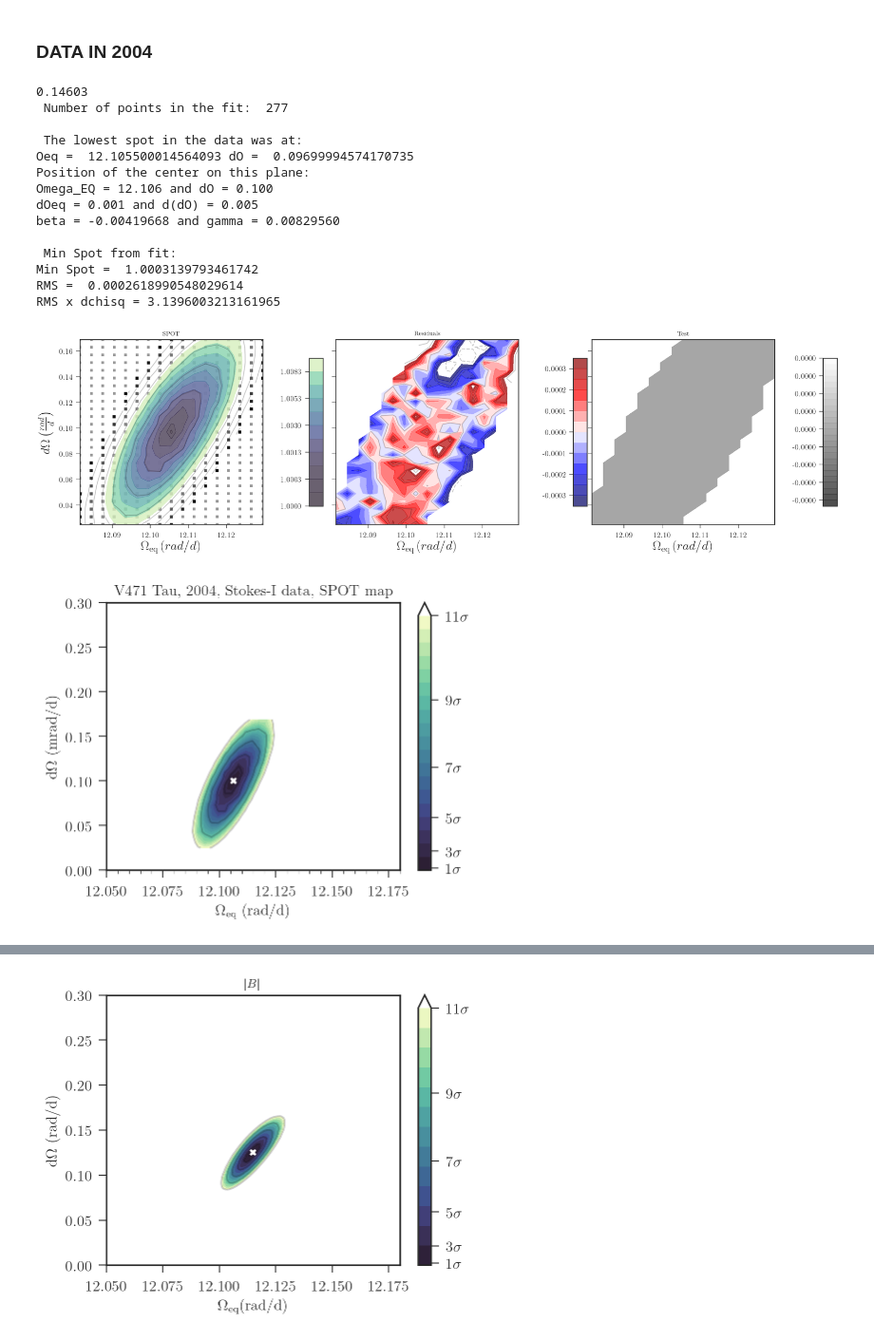
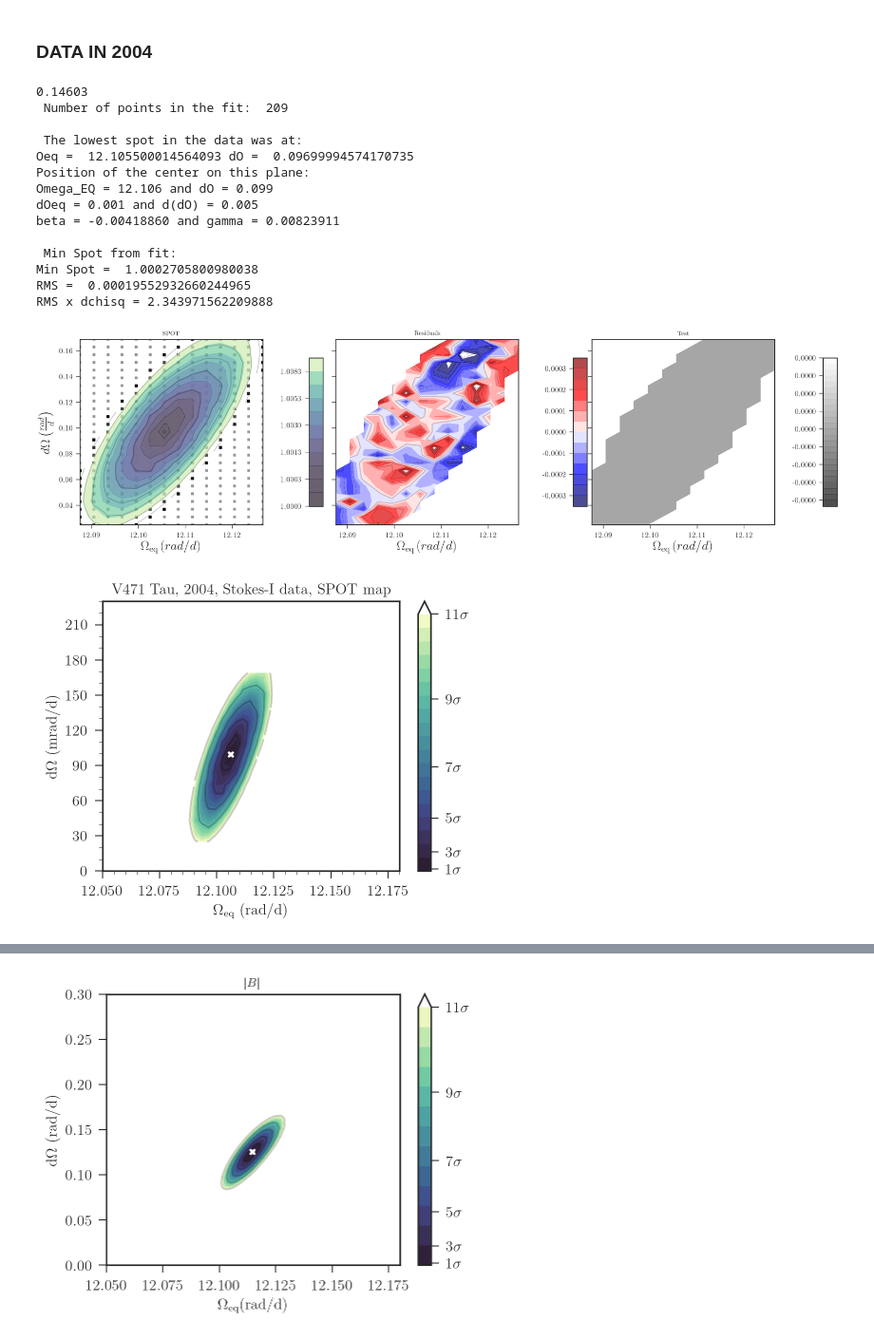
Before and after one commit to bzaire/Reports, a Jupyter notebook: SDR.ipynb, the cells around one changed output, grey strips where cells are left out. Shown at 95% size. Saved outputs shown, nothing was run; the diff lists cells and outputs as text; code cells hidden in the pictures.

```diff
--- a/SDR.ipynb
+++ b/SDR.ipynb
@@ -72,7 +72,7 @@ ic = N.bitwise_and(chisq <= 1.0005, test <= 0.005)
 Oeq = Oeq[ic]; dO = dO[ic]; chisq = chisq[ic]; s = s[ic]; sp_ph = sp_ph[ic]
 test = test[ic]; cool = cool[ic]; hot = hot[ic]
 #we also add another condition for the data (optional):
-isp = N.bitwise_and(sp_ph >= 1.00*vmin, sp_ph <= (1. + cut_sigma**2*3.53/count))
+isp = N.bitwise_and(sp_ph >= 1.00*vmin, sp_ph <= (1. + cut_sigma**2*2.3/count))
 Oeq = Oeq[isp]; dO = dO[isp]; chisq = chisq[isp]; s = s[isp]; sp_ph = sp_ph[isp]
 test = test[isp]; cool = cool[isp]; hot = hot[isp]
 
@@ -125,19 +125,19 @@ print('RMS = ', N.sqrt(N.mean(res**2)))
 print('RMS x dchisq =', N.sqrt(N.mean(res**2))*(count/2.3)) #2params
 # %% [output]
 0.14603
- Number of points in the fit:  277
+ Number of points in the fit:  209
 
  The lowest spot in the data was at:
 Oeq =  12.105500014564093 dO =  0.09699994574170735
 Position of the center on this plane:
-Omega_EQ = 12.106 and dO = 0.100
+Omega_EQ = 12.106 and dO = 0.099
 dOeq = 0.001 and d(dO) = 0.005
-beta = -0.00419668 and gamma = 0.00829560
+beta = -0.00418860 and gamma = 0.00823911
 
  Min Spot from fit:
-Min Spot =  1.0003139793461742
-RMS =  0.0002618990548029614
-RMS x dchisq = 3.1396003213161965
+Min Spot =  1.0002705800980038
+RMS =  0.00019552932660244965
+RMS x dchisq = 2.343971562209888
 # %%
 from mpl_toolkits.axes_grid1 import make_axes_locatable
 import cmocean
@@ -190,29 +190,31 @@ fig.subplots_adjust(left = .0, right = 1., top = 1., bottom = .0, wspace = .4, h
 
 P.show()
 # %% [output]
-[figure, old version]
+[figure, new version]
 # %%
 fig, ax = P.subplots(1,1, figsize=(5,4), dpi=96)
 #ax.scatter(Oeq, dO, marker = 's', s=20, color='gray', alpha=0.8)
 ax.set_title(r'V471 Tau, 2004, Stokes-I data, SPOT map', fontsize='large')
-im = ax.contourf(x, y, z, levels=N.linspace(lev[0], lev[-1], 20), cmap=cmap, alpha=1., extend='max')
+im = ax.contourf(x, 1.e3*y, z, levels=N.linspace(lev[0], lev[-1], 20), cmap=cmap, alpha=1., extend='max')
 im.cmap.set_over('white')
-ax.contour(x, y, z, levels=lev_1, colors='k', alpha=0.2)
+ax.contour(x, 1.e3*y, z, levels=lev_1, colors='k', alpha=0.2)
 cbar = fig.colorbar(im, ticks=lev_1, ticklocation = 'right', format = '%1.4f')
 cbar.ax.set_yticklabels([r'$ %1d \sigma$' %isig for isig in range(1,cut_sigma,2)])
-ax.set_xlim(lev_o); ax.set_ylim(lev_do)
-#ax.set_xlim((12.091,12.119)); ax.set_ylim((0.037,0.151))
-ax.plot(best_x, best_y, 'X', color='w')
+#ax.set_xlim(lev_o); ax.set_ylim(lev_do)
+ax.set_xlim((12.05,12.180)); ax.set_ylim((0.00, 230))
+ax.plot(best_x, 1.e3*best_y, 'X', color='w')
 #ax.errorbar(best_x, best_y, xerr=dx, yerr=dy, color='r')
 ax.set_ylabel(r'$\mathrm{d}\Omega$ (mrad/d)', fontsize='large')
 ax.set_xlabel(r'$\Omega_\mathrm{eq}$ (rad/d)', fontsize='large')
+ax.yaxis.set_major_locator(MultipleLocator(30))
 ax.yaxis.set_minor_locator(MultipleLocator(10))
 ax.xaxis.set_minor_locator(MultipleLocator(.005))
 P.xticks(fontsize='large')
 P.yticks(fontsize='large')
 P.tight_layout()
+P.savefig('figs/test.png')
 # %% [output]
-[figure, old version]
+[figure, new version]
 # %%
 # load modules
 import numpy as N
```
Also changed, not shown: parts of 13 cells of this notebook, 23 other files.
